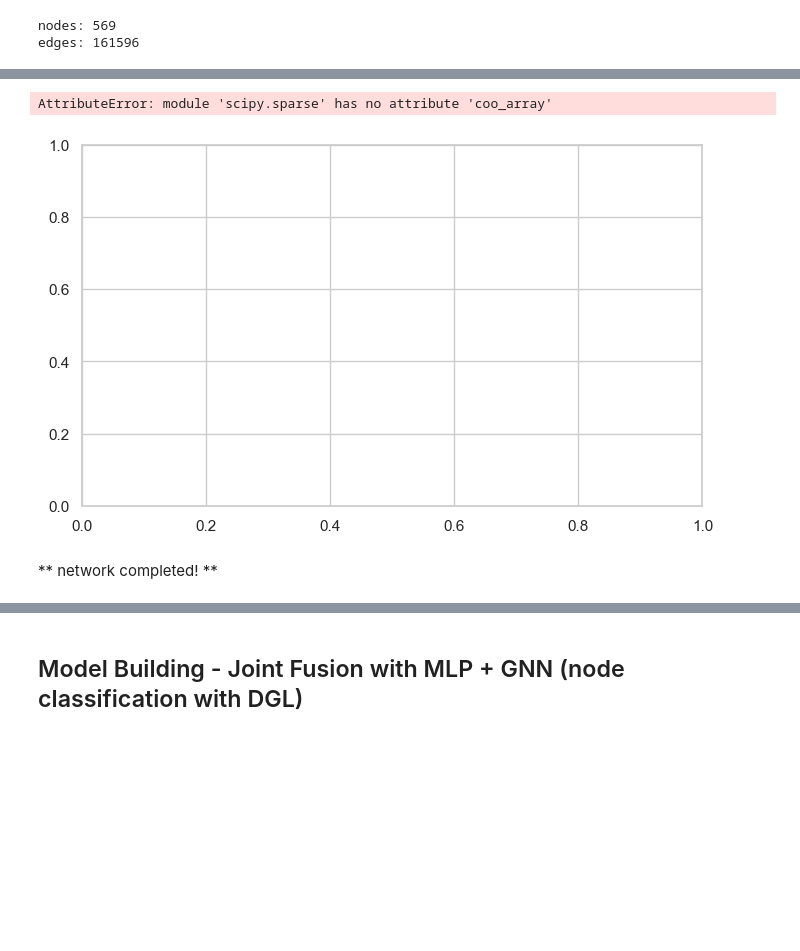
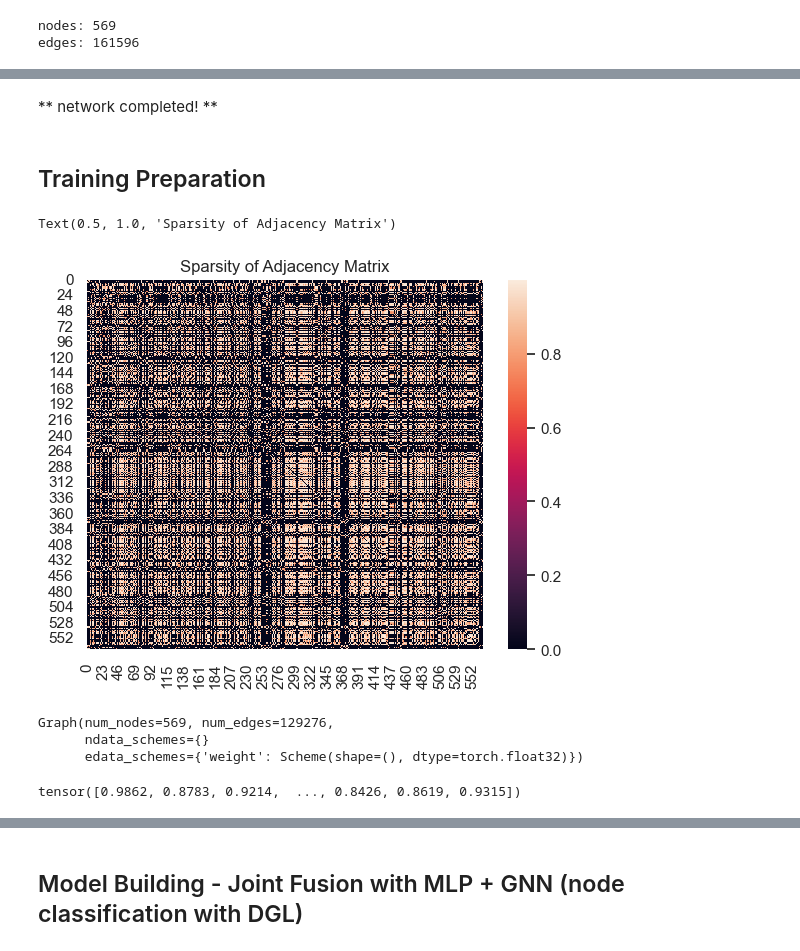
Before and after one commit to irsyadadam/156_GNN_FUSION, a Jupyter notebook: Main.ipynb, the cells around one changed output, grey strips where cells are left out. Drawn from its saved outputs; the diff is of its cells as text; code cells hidden in the pictures; blank space fills up the shorter version.

```diff
--- a/Main.ipynb
+++ b/Main.ipynb
@@ -163,16 +165,18 @@ edges: 56558
 # %%
-fig = plt.figure(figsize=(8, 8))
-# Create a gridspec for adding subplots of different sizes
-axgrid = fig.add_gridspec(5, 4)
+#VISUALIZE
 
-ax = fig.add_subplot(axgrid[0:3, :])
-pos = nx.spring_layout(G, seed=10396953)
-nx.draw_networkx_nodes(G, pos, node_size=20)
-nx.draw_networkx_edges(G, pos, alpha=0.4)
-ax.set_title("Connected Components of Top 35% of Edges")
-ax.set_axis_off()
+
+# fig = plt.figure(figsize=(8, 8))
+# # Create a gridspec for adding subplots of different sizes
+# axgrid = fig.add_gridspec(5, 4)
+
+# ax = fig.add_subplot(axgrid[0:3, :])
+# pos = nx.spring_layout(G, seed=10396953)
+# nx.draw_networkx_nodes(G, pos, node_size=20)
+# nx.draw_networkx_edges(G, pos, alpha=0.4)
+# ax.set_title("Connected Components of Top 35% of Edges")
+# ax.set_axis_off()
-# %% [output]
-AttributeError: module 'scipy.sparse' has no attribute 'coo_array'
-[figure, removed]
 # %% [markdown]
 ** network completed! **
+# %% [markdown]
+## Training Preparation
@@ -178,0 +186,9 @@ AttributeError: module 'scipy.sparse' has no attribute 'coo_array'
+# %%
+#get adjacency matrix --> DGL
+nodes = list(G.nodes)
+adj = nx.to_numpy_array(G, nodelist=nodes)
+sns.heatmap(adj)
+plt.title("Sparsity of Adjacency Matrix")
+# %% [output]
+Text(0.5, 1.0, 'Sparsity of Adjacency Matrix')
+[figure, added]
@@ -178,0 +204,10 @@ AttributeError: module 'scipy.sparse' has no attribute 'coo_array'
+# %%
+dgl_G
+# %% [output]
+Graph(num_nodes=569, num_edges=129276,
+      ndata_schemes={}
+      edata_schemes={'weight': Scheme(shape=(), dtype=torch.float32)})
+# %%
+dgl_G.edata["weight"]
+# %% [output]
+tensor([0.9862, 0.8783, 0.9214,  ..., 0.8426, 0.8619, 0.9315])
```
Also changed, not shown: parts of 29 cells of this notebook.
